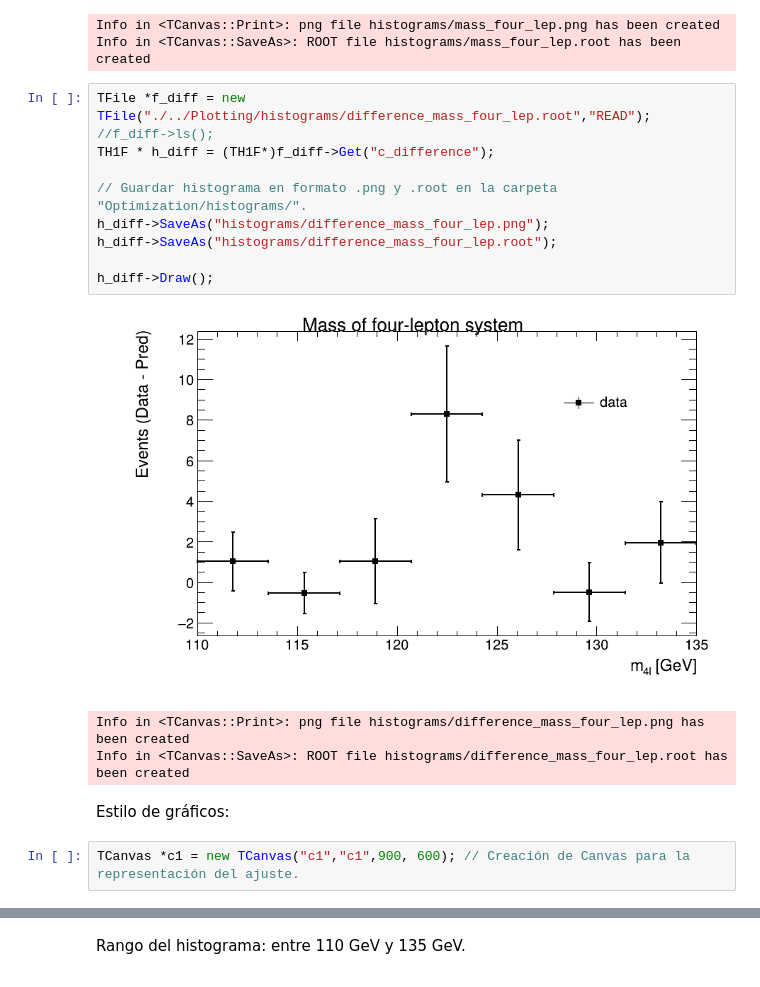
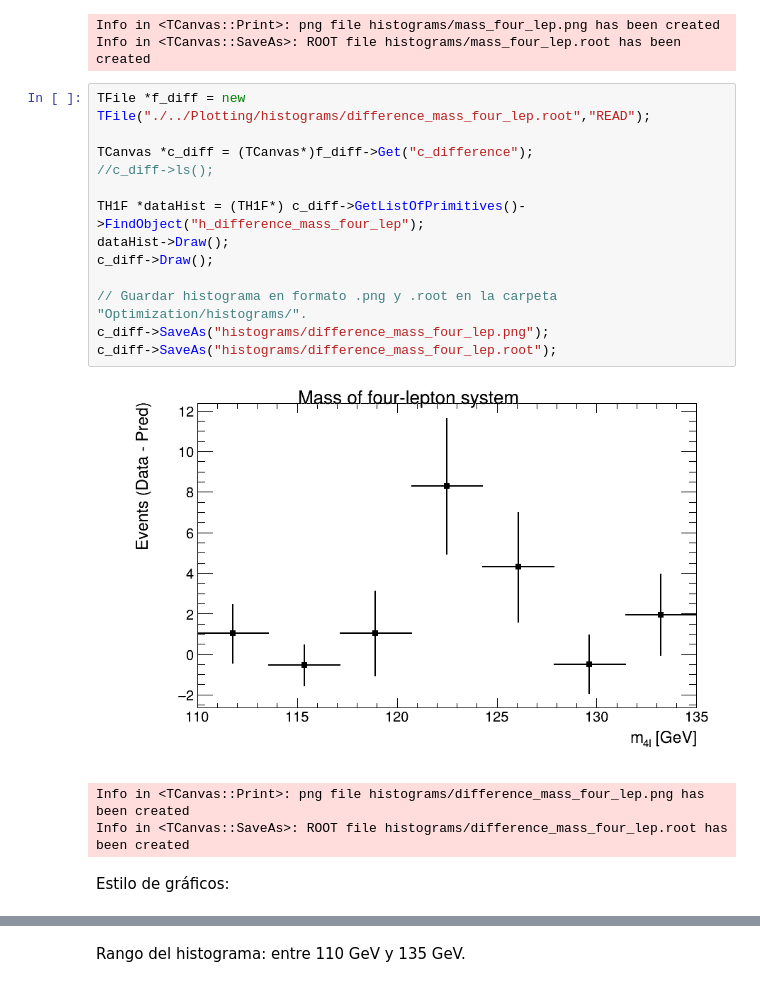
Before and after one commit to AltuOs/HZZ4l, a Jupyter notebook: Optimization/Optimization-MLE-Mass_and_Width.ipynb, the cells around one changed output, grey strips where cells are left out. Drawn from its saved outputs; the diff is of its cells as text.

Commit message:
En esta versión se toman los datos de difference_mass_four_lep. Los parámetros obtenidos son muy próximos a la versión anterior.

```diff
--- a/Optimization/Optimization-MLE-Mass_and_Width.ipynb
+++ b/Optimization/Optimization-MLE-Mass_and_Width.ipynb
@@ -60,20 +60,21 @@ Info in <TCanvas::Print>: png file histograms/mass_four_lep.png has been created
 Info in <TCanvas::SaveAs>: ROOT file histograms/mass_four_lep.root has been created
 # %%
 TFile *f_diff = new TFile("./../Plotting/histograms/difference_mass_four_lep.root","READ");
-//f_diff->ls();
-TH1F * h_diff = (TH1F*)f_diff->Get("c_difference");
+
+TCanvas *c_diff = (TCanvas*)f_diff->Get("c_difference");
+//c_diff->ls();
+
+TH1F *dataHist = (TH1F*) c_diff->GetListOfPrimitives()->FindObject("h_difference_mass_four_lep");
+dataHist->Draw();
+c_diff->Draw();
 
 // Guardar histograma en formato .png y .root en la carpeta "Optimization/histograms/".
-h_diff->SaveAs("histograms/difference_mass_four_lep.png");
-h_diff->SaveAs("histograms/difference_mass_four_lep.root");
-
-h_diff->Draw();
+c_diff->SaveAs("histograms/difference_mass_four_lep.png");
+c_diff->SaveAs("histograms/difference_mass_four_lep.root");
 # %% [output]
-[figure, old version]
+[figure, new version]
 Info in <TCanvas::Print>: png file histograms/difference_mass_four_lep.png has been created
 Info in <TCanvas::SaveAs>: ROOT file histograms/difference_mass_four_lep.root has been created
 # %% [markdown]
 Estilo de gráficos:
-# %%
-TCanvas *c1 = new TCanvas("c1","c1",900, 600); // Creación de Canvas para la representación del ajuste.
 # %%
```
Also changed, not shown: parts of 13 cells of this notebook.
